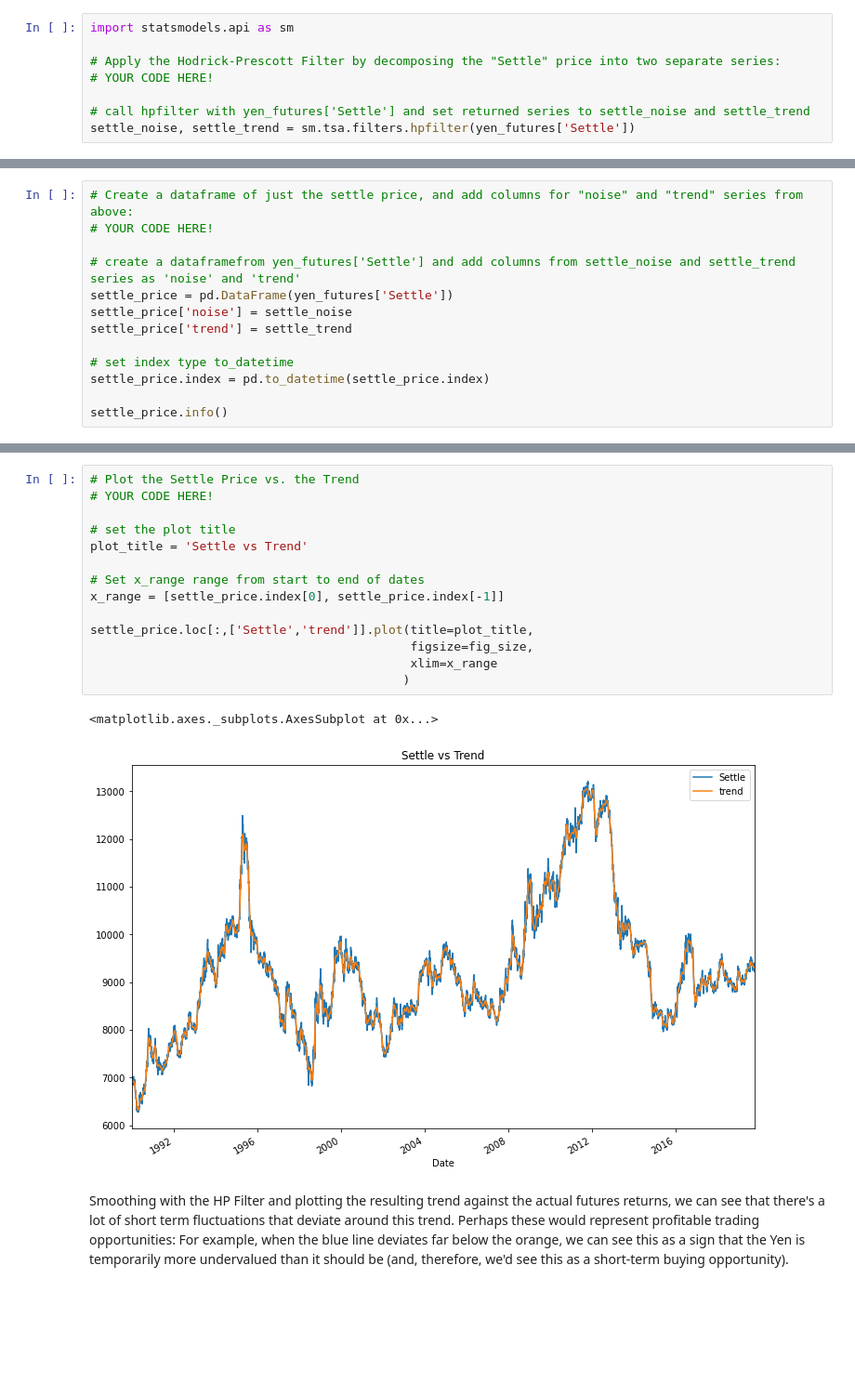
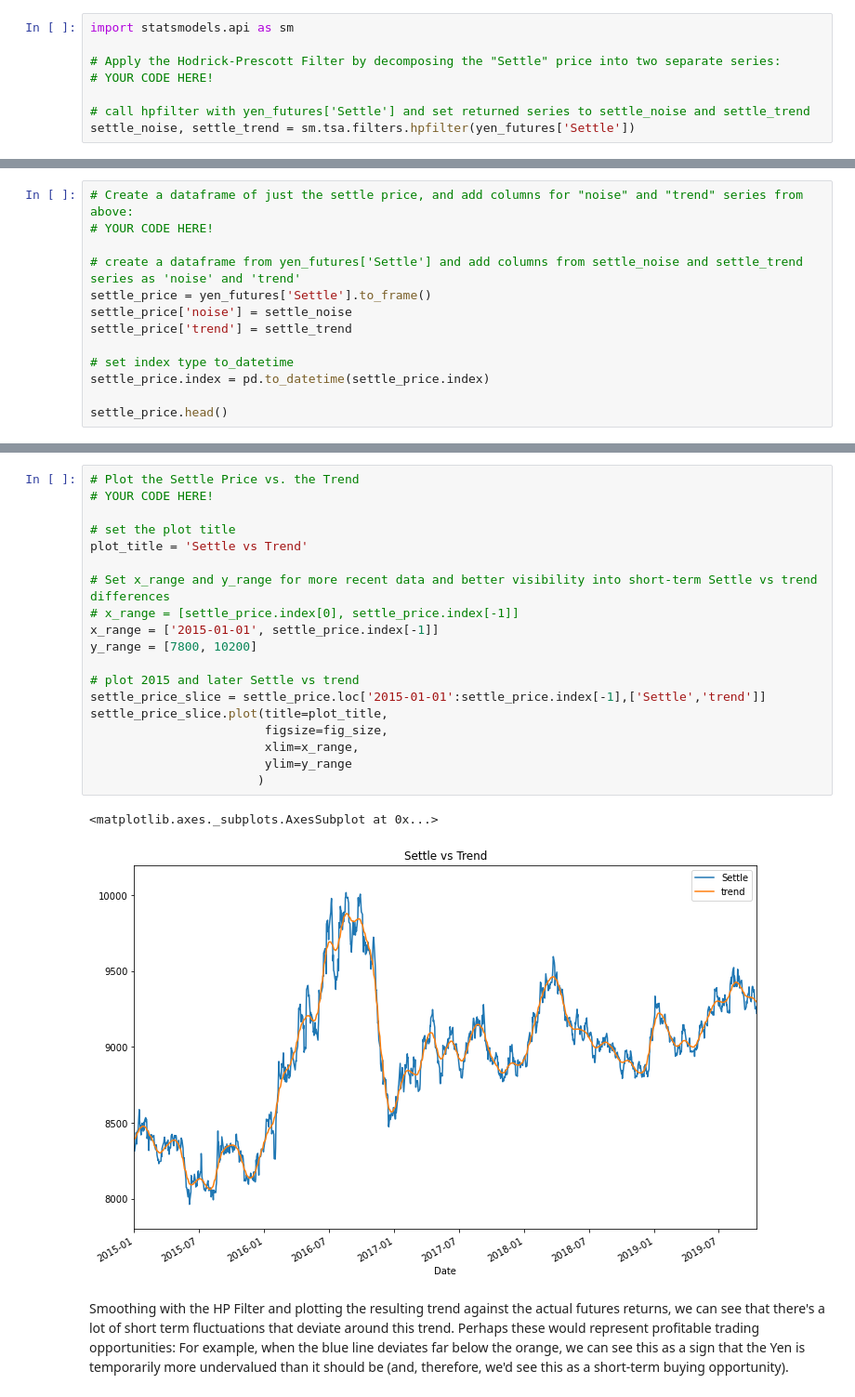
Before and after one commit to dhsmith111/10-Time-Series, a Jupyter notebook: time_series_analysis.ipynb, the cells around one changed output, grey strips where cells are left out. Shown at 93% size. Saved outputs shown, nothing was run; the diff lists cells and outputs as text; blank space fills up the shorter version.

Commit message:
time_series_analysis: completed 1st pass

```diff
--- a/time_series_analysis.ipynb
+++ b/time_series_analysis.ipynb
@@ -85,13 +89,13 @@ settle_noise, settle_trend = sm.tsa.filters.hpfilter(yen_futures['Settle'])
 # Create a dataframe of just the settle price, and add columns for "noise" and "trend" series from above:
 # YOUR CODE HERE!
 
-# create a dataframefrom yen_futures['Settle'] and add columns from settle_noise and settle_trend series as 'noise' and 'trend'
-settle_price = pd.DataFrame(yen_futures['Settle'])
+# create a dataframe from yen_futures['Settle'] and add columns from settle_noise and settle_trend series as 'noise' and 'trend'
+settle_price = yen_futures['Settle'].to_frame()
 settle_price['noise'] = settle_noise
 settle_price['trend'] = settle_trend
 
 # set index type to_datetime
 settle_price.index = pd.to_datetime(settle_price.index)
 
-settle_price.info()
+settle_price.head()
 # %% [output]
@@ -108,20 +109,25 @@ memory usage: 234.8 KB
 # %%
 # Plot the Settle Price vs. the Trend
 # YOUR CODE HERE!
 
 # set the plot title
 plot_title = 'Settle vs Trend'
 
-# Set x_range range from start to end of dates
-x_range = [settle_price.index[0], settle_price.index[-1]]
+# Set x_range and y_range for more recent data and better visibility into short-term Settle vs trend differences
+# x_range = [settle_price.index[0], settle_price.index[-1]]
+x_range = ['2015-01-01', settle_price.index[-1]]
+y_range = [7800, 10200]
 
-settle_price.loc[:,['Settle','trend']].plot(title=plot_title,
-                                            figsize=fig_size,
-                                            xlim=x_range
-                                           )
+# plot 2015 and later Settle vs trend
+settle_price_slice = settle_price.loc['2015-01-01':settle_price.index[-1],['Settle','trend']]
+settle_price_slice.plot(title=plot_title,
+                        figsize=fig_size,
+                        xlim=x_range,
+                        ylim=y_range
+                       )
 # %% [output]
 <matplotlib.axes._subplots.AxesSubplot at 0x...>
-[figure, old version]
+[figure, new version]
 # %% [markdown]
 Smoothing with the HP Filter and plotting the resulting trend against the actual futures returns, we can see that there's a lot of short term fluctuations that deviate around this trend. Perhaps these would represent profitable trading opportunities: For example, when the blue line deviates far below the orange, we can see this as a sign that the Yen is temporarily more undervalued than it should be (and, therefore, we'd see this as a short-term buying opportunity).
 # %%
```
Also changed, not shown: parts of 20 cells of this notebook.
